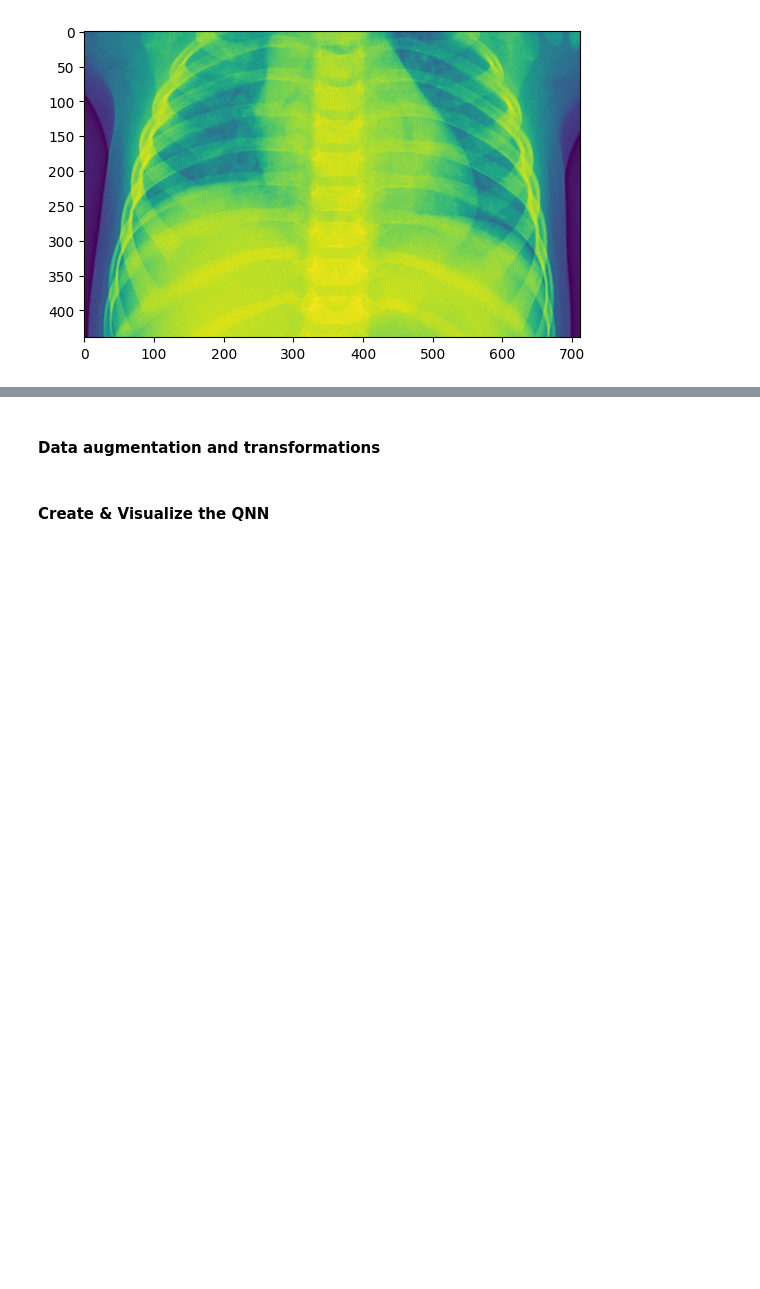
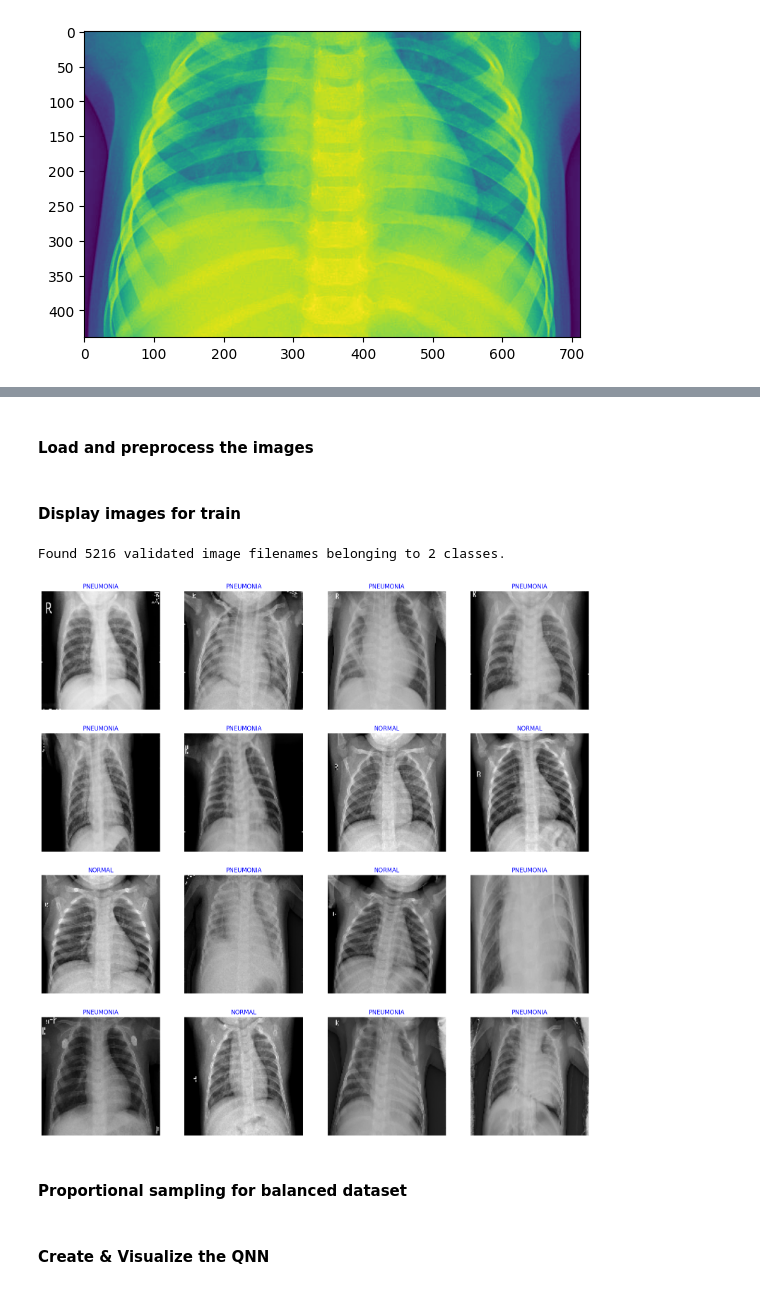
Before and after one commit to ketayon/PNEUMONIA_DETECTION, a Jupyter notebook: piqture_pneumonia_detection.ipynb, the cells around one changed output, grey strips where cells are left out. Saved outputs shown, nothing was run; the diff lists cells and outputs as text; code cells hidden in the pictures; blank space fills up the shorter version.

```diff
--- a/piqture_pneumonia_detection.ipynb
+++ b/piqture_pneumonia_detection.ipynb
@@ -49,6 +50,7 @@ path = kagglehub.dataset_download("paultimothymooney/chest-xray-pneumonia")
 # !rm -rf {path}/chest_xray/chest_xray/test/NORMAL/.DS_Store
 # !rm -rf {path}/chest_xray/chest_xray/test/PNEUMONIA/.DS_Store
 # %%
-dataset_path = f'{path}/chest_xray/chest_xray/train/'
-validation_path_norm = f'{path}/chest_xray/chest_xray/test/NORMAL'
-validation_path_pneu = f'{path}/chest_xray/chest_xray/test/PNEUMONIA'
+train_path_norm = f'{path}/chest_xray/chest_xray/train/NORMAL'
+train_path_pneu = f'{path}/chest_xray/chest_xray/train/PNEUMONIA'
+test_path_norm = f'{path}/chest_xray/chest_xray/test/NORMAL'
+test_path_pneu = f'{path}/chest_xray/chest_xray/test/PNEUMONIA'
@@ -93,5 +87,0 @@ for label, category in enumerate(categories):
-# %%
-data = np.array(data)
-labels = np.array(labels)
-# %% [markdown]
-#### Data augmentation and transformations
@@ -99,0 +88,2 @@ X_train, X_test, y_train, y_test = train_test_split(data, labels, test_size=0.2,
+# %% [markdown]
+#### Load and preprocess the images
@@ -99,0 +136,52 @@ X_train, X_test, y_train, y_test = train_test_split(data, labels, test_size=0.2,
+# %% [markdown]
+#### Display images for train
+# %%
+def create_dataframe_from_directory(directory, label):
+    filepaths = [os.path.join(directory, fname) for fname in os.listdir(directory)]
+    labels = [label] * len(filepaths)
+    return pd.DataFrame({'filepaths': filepaths, 'labels': labels})
+
+df_norm = create_dataframe_from_directory(train_path_norm, 'NORMAL')
+df_pneu = create_dataframe_from_directory(train_path_pneu, 'PNEUMONIA')
+
+train_df = pd.concat([df_norm, df_pneu], ignore_index=True)
+
+train_df = train_df.sample(frac=1).reset_index(drop=True)
+
+def scalar(img):
+    return img
+
+batch_size = 32
+tr_gen = ImageDataGenerator(preprocessing_function= scalar)
+
+
+train_gen = tr_gen.flow_from_dataframe(
+    train_df,
+    x_col= 'filepaths',
+    y_col= 'labels',
+    target_size= img_size,
+    class_mode= 'categorical',
+    color_mode= 'rgb',
+    shuffle= True,
+    batch_size= batch_size
+)
+
+g_dict = train_gen.class_indices
+classes = list(g_dict.keys())
+images, labels = next(train_gen)
+plt.figure(figsize= (20, 20))
+
+for i in range(16):
+    plt.subplot(4, 4, i + 1)
+    image = images[i] / 255
+    plt.imshow(image)
+    index = np.argmax(labels[i])
+    class_name = classes[index]
+    plt.title(class_name, color= 'blue', fontsize= 12)
+    plt.axis('off')
+plt.show()
+# %% [output]
+Found 5216 validated image filenames belonging to 2 classes.
+[figure, added]
+# %% [markdown]
+#### Proportional sampling for balanced dataset
```
Also changed, not shown: parts of 22 cells of this notebook, 4 other files.
